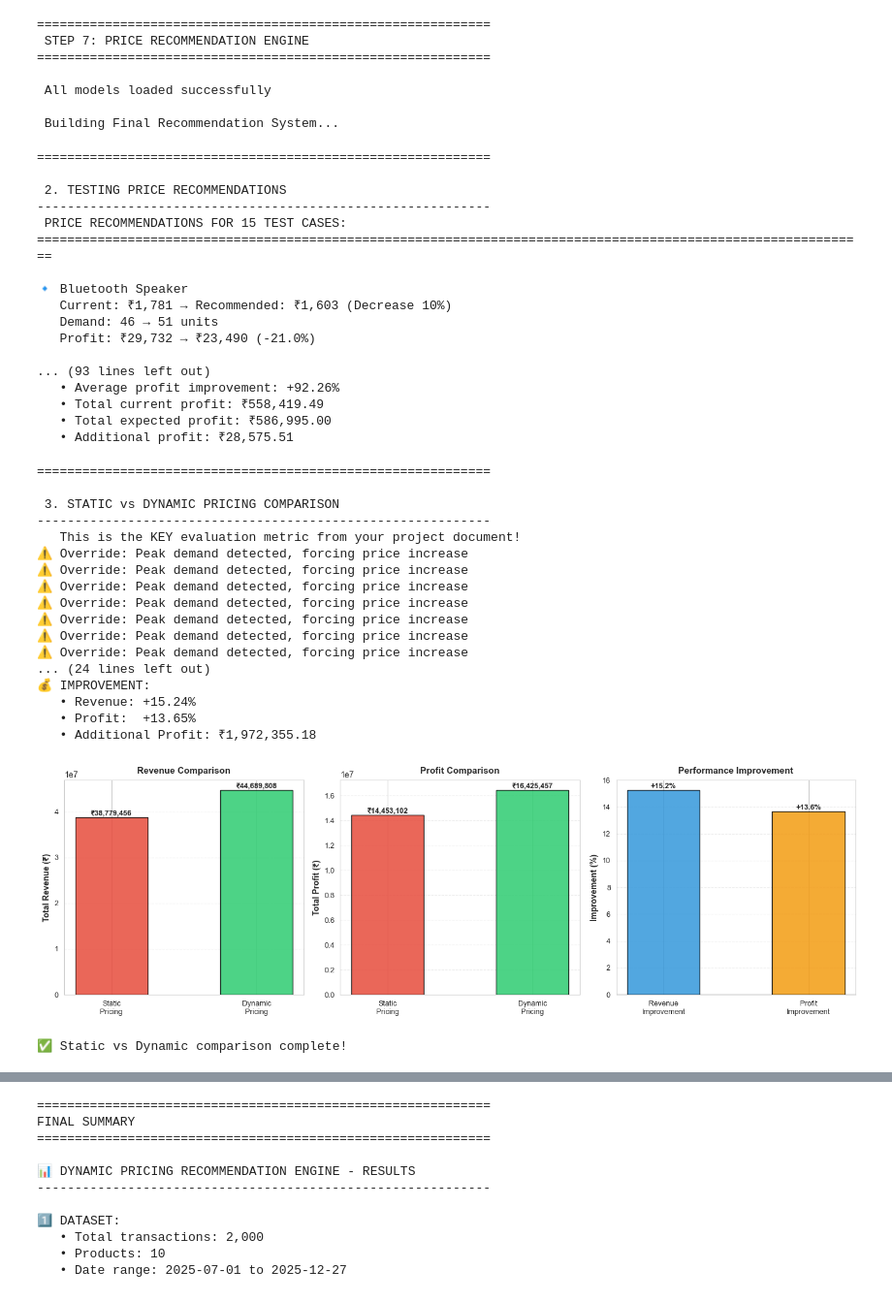
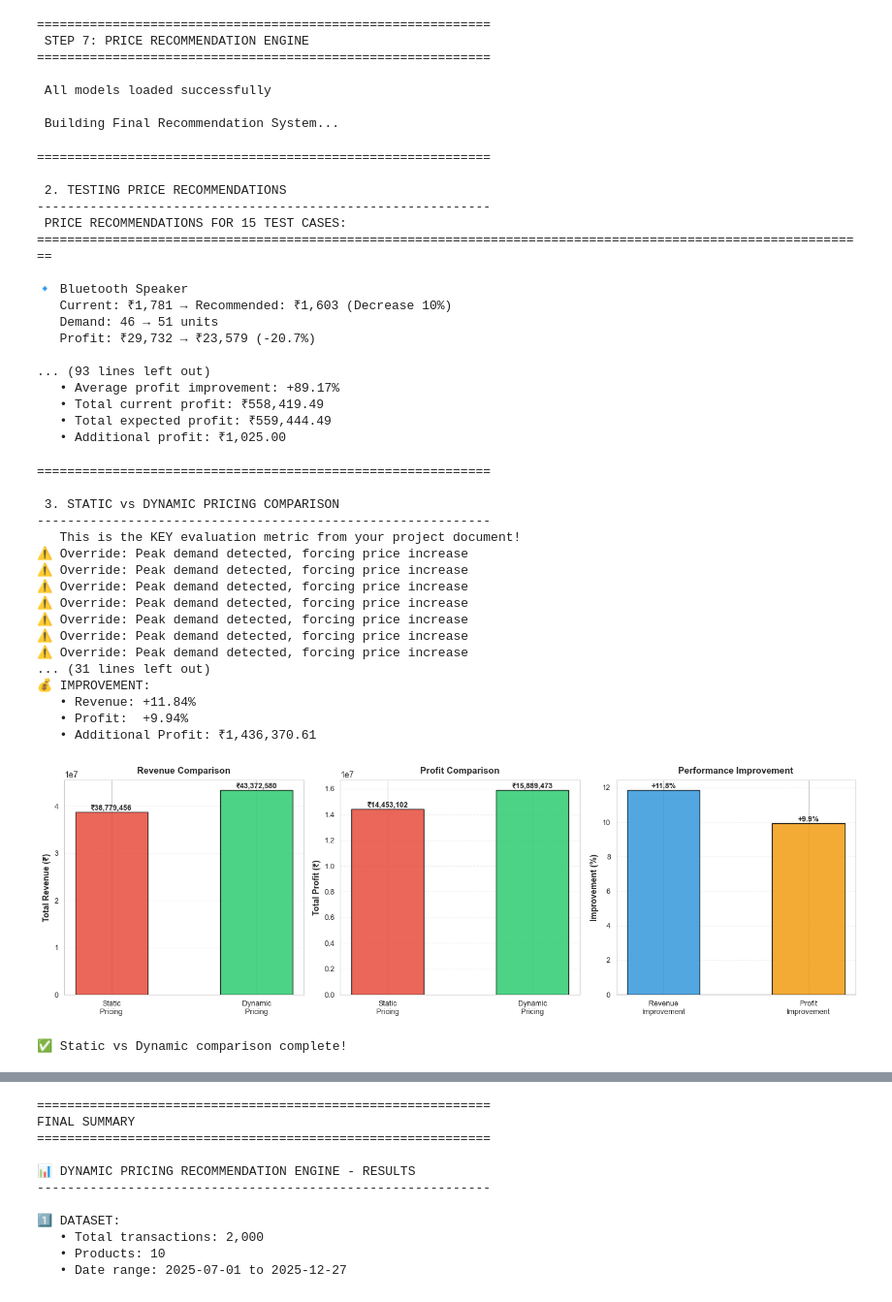
Before and after one commit to Soham-global/Dynamic_Pricing_Recommendation_Engine, a Jupyter notebook: first.ipynb, the cells around one changed output, grey strips where cells are left out. Shown at 97% size. Saved outputs shown, nothing was run; the diff lists cells and outputs as text; code cells hidden in the pictures.

```diff
--- a/first.ipynb
+++ b/first.ipynb
@@ -1670,7 +1650,7 @@ print("\n Building Final Recommendation System...")
 
  Building Final Recommendation System...
 # %%
-def get_price_recommendation(features_dict, features_array, current_price, cost, product_name):
+def get_price_recommendation(features_dict, features_array, current_price, cost, product_name, row):
     # Get current state
     state = pricing_env.discretize_state(features_dict)
 
@@ -1687,9 +1667,12 @@ def get_price_recommendation(features_dict, features_array, current_price, cost,
         best_action = 3
 
     # Apply action
-    recommended_price, predicted_demand, expected_profit = pricing_env.apply_action(
+    recommended_price, predicted_demand, reward = pricing_env.apply_action(
         features_array, best_action
     )
+
+    # Calculate expected profit (explicitly)
+    expected_profit = (recommended_price - cost) * predicted_demand
 
     # Baseline metrics
     original_demand = demand_model.predict(features_array.reshape(1, -1))[0]
@@ -1730,12 +1713,14 @@ for idx in test_samples.index:
 
     # Get recommendation
     rec = get_price_recommendation(
-        features_dict,
-        features_array,
-        row['current_price'],
-        row['cost'],
-        row['product_name']
-    )
+    features_dict,
+    features_array,
+    row['current_price'],
+    row['cost'],
+    row['product_name'],
+    row
+)
+
 
     recommendations.append(rec)
 
@@ -1769,13 +1754,13 @@ print(f"   • Additional profit: ₹{rec_df['profit_change'].sum():,.2f}")
 🔹 Bluetooth Speaker
    Current: ₹1,781 → Recommended: ₹1,603 (Decrease 10%)
    Demand: 46 → 51 units
-   Profit: ₹29,732 → ₹23,490 (-21.0%)
+   Profit: ₹29,732 → ₹23,579 (-20.7%)
 
 ... (93 lines left out)
-   • Average profit improvement: +92.26%
+   • Average profit improvement: +89.17%
    • Total current profit: ₹558,419.49
-   • Total expected profit: ₹586,995.00
-   • Additional profit: ₹28,575.51
+   • Total expected profit: ₹559,444.49
+   • Additional profit: ₹1,025.00
 # %%
 # ========== 3. STATIC vs DYNAMIC PRICING COMPARISON ==========
 print("\n" + "=" * 60)
@@ -1792,12 +1777,14 @@ for idx in X_test.index:
     features_dict = X_test.loc[idx].to_dict()
 
     rec = get_price_recommendation(
-        features_dict,
-        features_array,
-        row['current_price'],
-        row['cost'],
-        row['product_name']
-    )
+    features_dict,
+    features_array,
+    row['current_price'],
+    row['cost'],
+    row['product_name'],
+    row
+)
+
     all_recommendations.append(rec)
 
 all_rec_df = pd.DataFrame(all_recommendations)
@@ -1872,38 +1859,38 @@ axes[2].set_ylabel('Improvement (%)', fontsize=10, fontweight='bold')
 axes[2].set_title('Performance Improvement', fontsize=11, fontweight='bold', pad=8)
 axes[2].axhline(y=0, color='black', linestyle='-', linewidth=1, alpha=0.5)
 axes[2].grid(True, alpha=0.3, axis='y', linestyle='--')
 axes[2].tick_params(labelsize=9)
 
 # Add value labels
 for bar in bars3:
     height = bar.get_height()
     axes[2].text(bar.get_x() + bar.get_width()/2., height,
                 f'{height:+.1f}%', ha='center', va='bottom' if height > 0 else 'top',
                 fontsize=9, fontweight='bold')
 
 plt.tight_layout()
 plt.show()
 
 print("\n✅ Static vs Dynamic comparison complete!")
 # %% [output]
 ============================================================
 
  3. STATIC vs DYNAMIC PRICING COMPARISON
 ------------------------------------------------------------
    This is the KEY evaluation metric from your project document!
 ⚠️ Override: Peak demand detected, forcing price increase
 ⚠️ Override: Peak demand detected, forcing price increase
 ⚠️ Override: Peak demand detected, forcing price increase
 ⚠️ Override: Peak demand detected, forcing price increase
 ⚠️ Override: Peak demand detected, forcing price increase
 ⚠️ Override: Peak demand detected, forcing price increase
 ⚠️ Override: Peak demand detected, forcing price increase
-... (24 lines left out)
+... (31 lines left out)
 💰 IMPROVEMENT:
-   • Revenue: +15.24%
-   • Profit:  +13.65%
-   • Additional Profit: ₹1,972,355.18
+   • Revenue: +11.84%
+   • Profit:  +9.94%
+   • Additional Profit: ₹1,436,370.61
-[figure, old version]
+[figure, new version]
 ✅ Static vs Dynamic comparison complete!
 # %%
 # ========== 4. ACTION DISTRIBUTION ANALYSIS ==========
```
Also changed, not shown: parts of 7 cells of this notebook, 3 other files.
